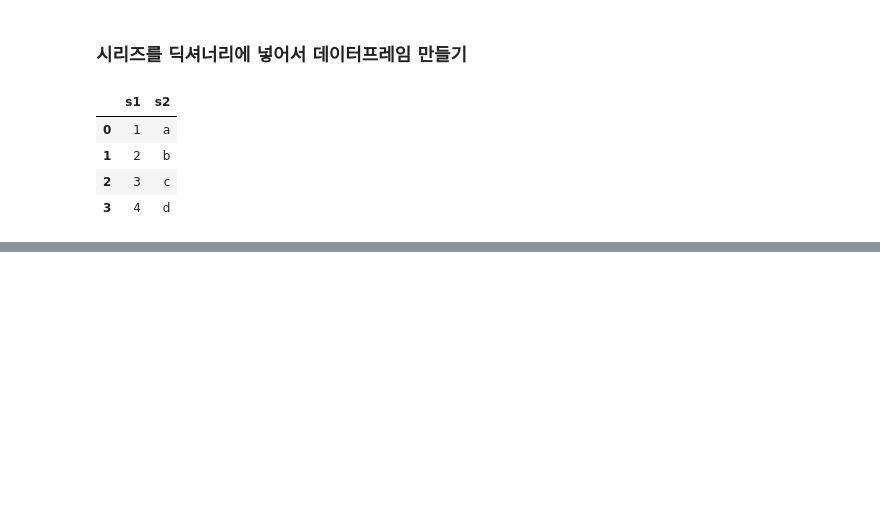
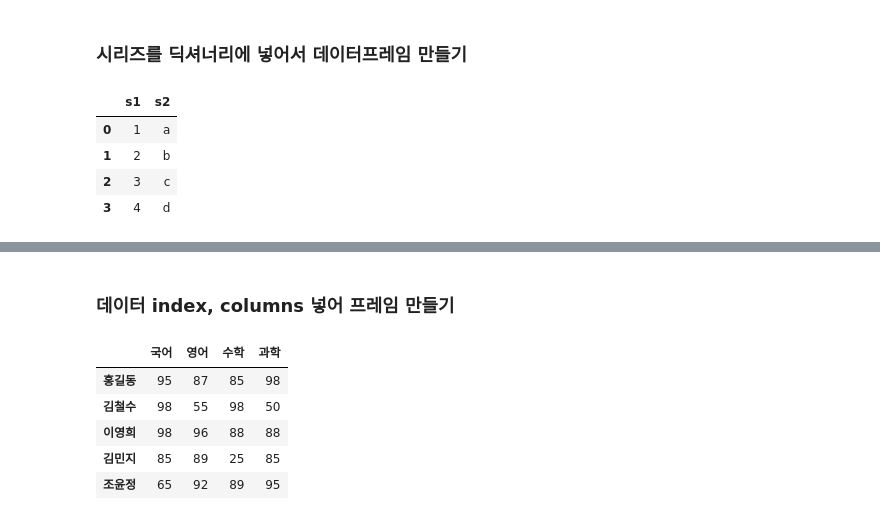
Before and after one commit to loveinlove02/data01, a Jupyter notebook: app_pandas01.ipynb, the cells around one changed output, grey strips where cells are left out. Saved outputs shown, nothing was run; the diff lists cells and outputs as text; code cells hidden in the pictures; blank space fills up the shorter version.

```diff
--- a/app_pandas01.ipynb
+++ b/app_pandas01.ipynb
@@ -77,0 +99,23 @@ df
+# %% [markdown]
+### 데이터 index, columns 넣어 프레임 만들기
+# %%
+import pandas as pd
+
+data = {
+    '국어': [95, 98, 98, 85, 65],
+    '영어': [87, 55, 96, 89, 92],
+    '수학': [85, 98, 88, 25, 89],
+    '과학': [98, 50, 88, 85, 95]
+}
+
+df = pd.DataFrame(data,
+                  index=['홍길동', '김철수', '이영희' , '김민지', '조윤정'],
+                  columns=['국어', '영어', '수학', '과학'])
+df
+# %% [output]
+|  | 국어 | 영어 | 수학 | 과학 |
+| 홍길동 | 95 | 87 | 85 | 98 |
+| 김철수 | 98 | 55 | 98 | 50 |
+| 이영희 | 98 | 96 | 88 | 88 |
+| 김민지 | 85 | 89 | 25 | 85 |
+| 조윤정 | 65 | 92 | 89 | 95 |
```
Also changed, not shown: parts of 2 cells of this notebook.
